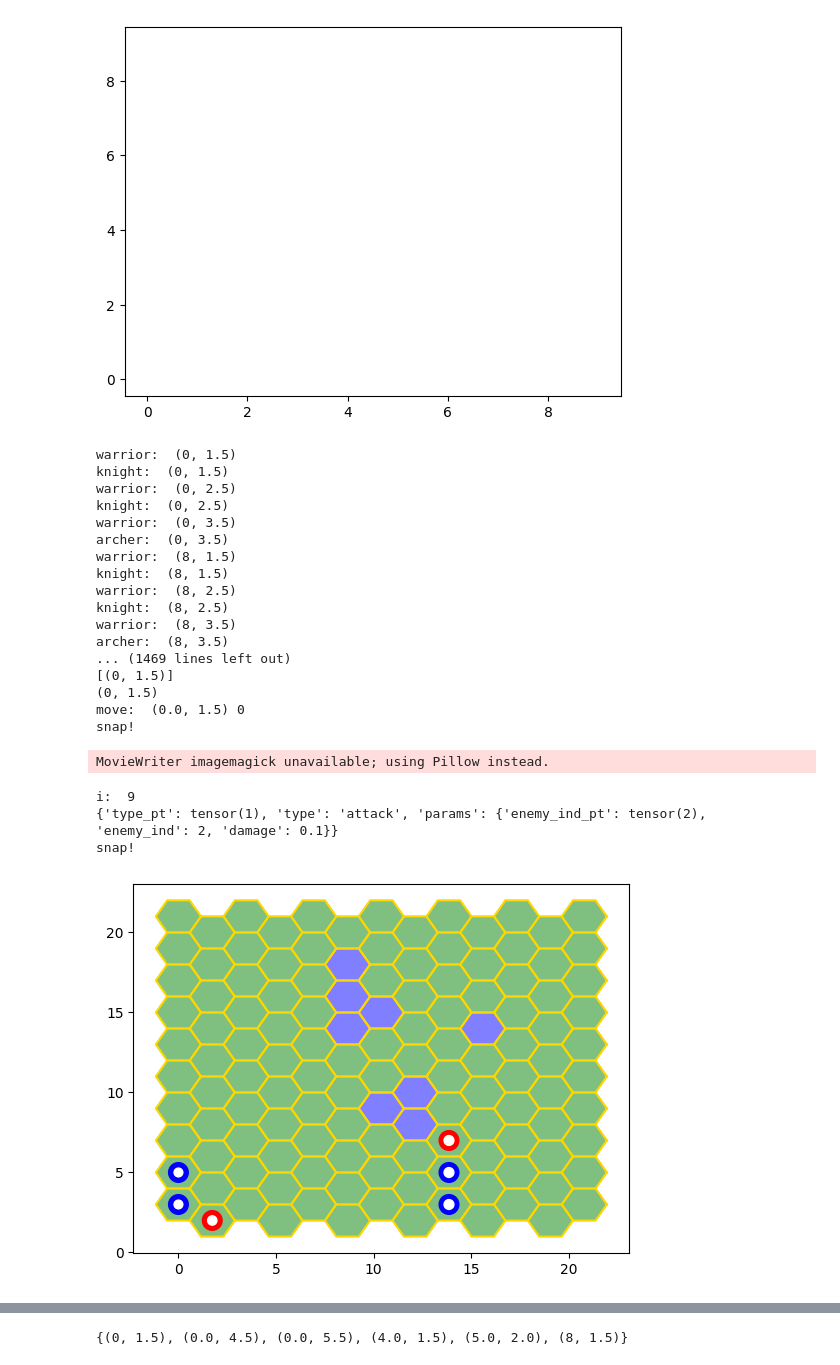
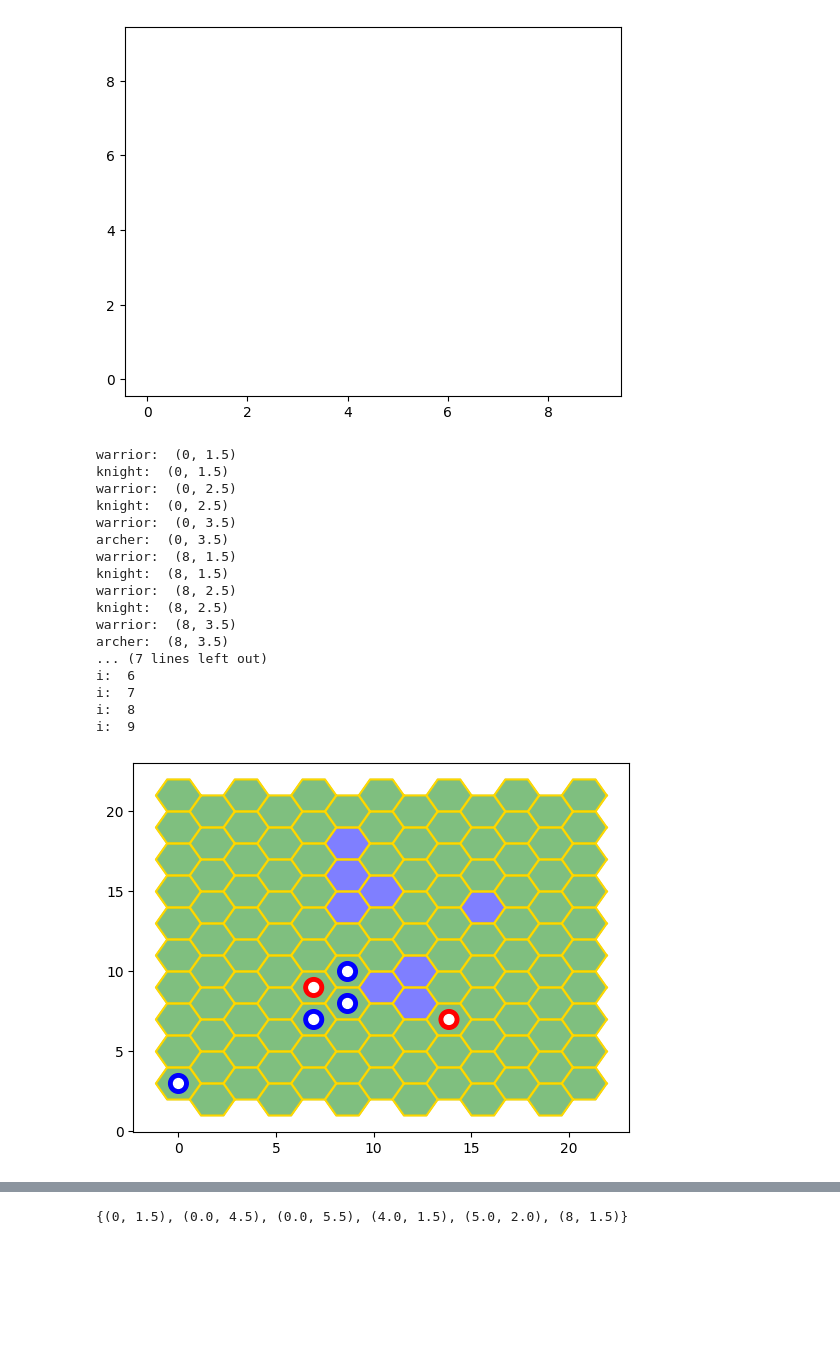
Before and after one commit to Mr-Grag-Universe/hex_game, a Jupyter notebook: train.ipynb, the cells around one changed output, grey strips where cells are left out. Drawn from its saved outputs; the diff is of its cells as text; code cells hidden in the pictures; blank space fills up the shorter version.

```diff
--- a/train.ipynb
+++ b/train.ipynb
@@ -61,42 +61,39 @@ plt_assets = {
         'ground' : {
             'color' : 'brown'
         },
         'grass' : {
             'color' : 'green'
         }
     },
     'warriors': {
         'archer' : 'red',
         'knight' : 'blue'
     }
 }
 
 renderer = MatplotlibRenderer(plt_assets)
-game = Game(m, teams, config, max_iter=30, record=True, renderer=renderer)
+game = Game(teams, m, config)
+data = game.reset(max_iter=1000, record=True, renderer=renderer)
 for i in range(10):
     print("i: ", i)
-    game.step()
+    game.step({'type' : 'move', 'params' : {'pos' : (5, 5)}})
 renderer.save()
 # %% [output]
 warrior:  (0, 1.5)
 knight:  (0, 1.5)
 warrior:  (0, 2.5)
 knight:  (0, 2.5)
 warrior:  (0, 3.5)
 archer:  (0, 3.5)
 warrior:  (8, 1.5)
 knight:  (8, 1.5)
 warrior:  (8, 2.5)
 knight:  (8, 2.5)
 warrior:  (8, 3.5)
 archer:  (8, 3.5)
-... (1469 lines left out)
-[(0, 1.5)]
-(0, 1.5)
-move:  (0.0, 1.5) 0
-snap!
+... (7 lines left out)
+i:  6
+i:  7
+i:  8
+i:  9
-MovieWriter imagemagick unavailable; using Pillow instead.
-i:  9
-{'type_pt': tensor(1), 'type': 'attack', 'params': {'enemy_ind_pt': tensor(2), 'enemy_ind': 2, 'damage': 0.1}}
-snap!
-[figure, old version]
+[figure, new version]
```
Also changed, not shown: parts of 13 cells of this notebook, 14 other files.
